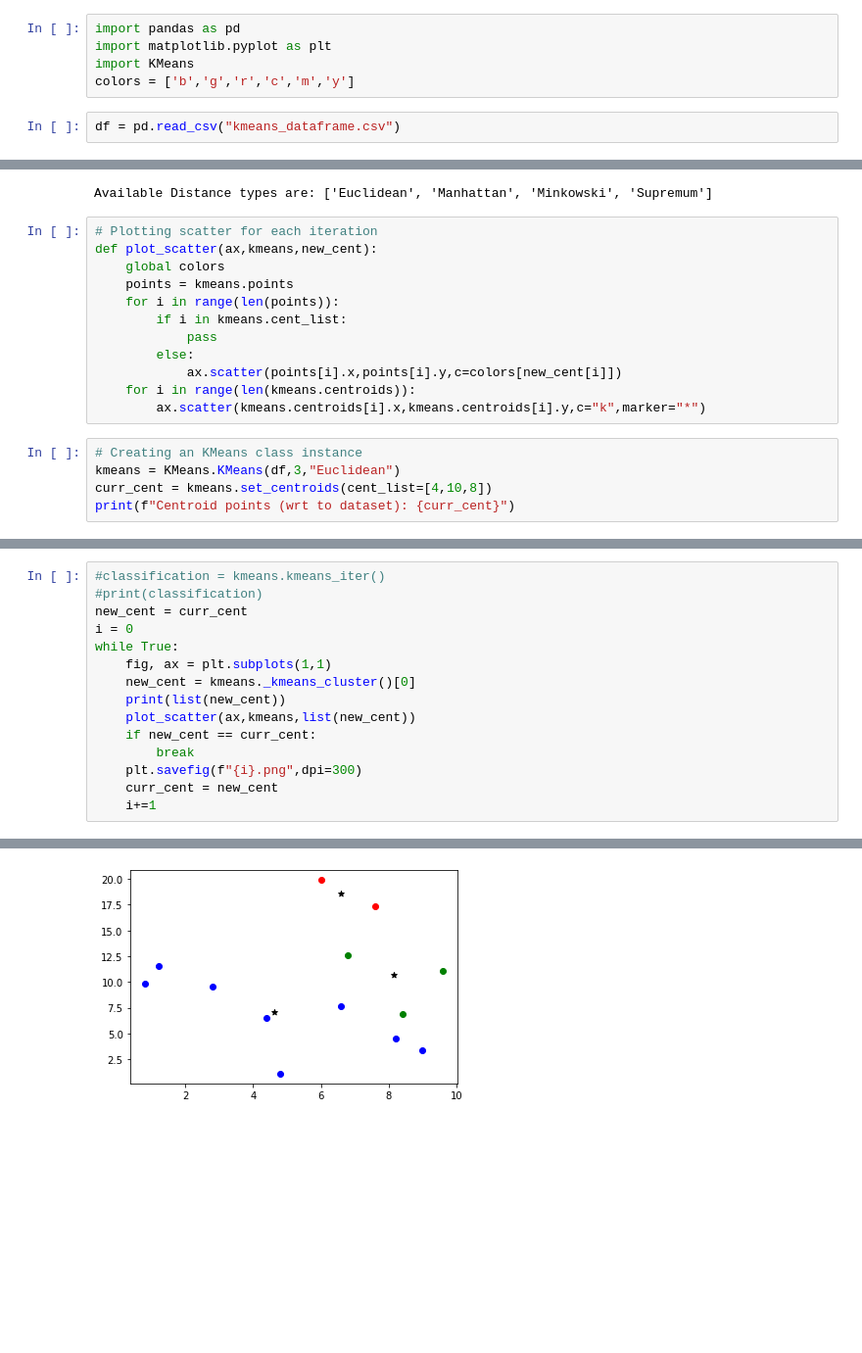
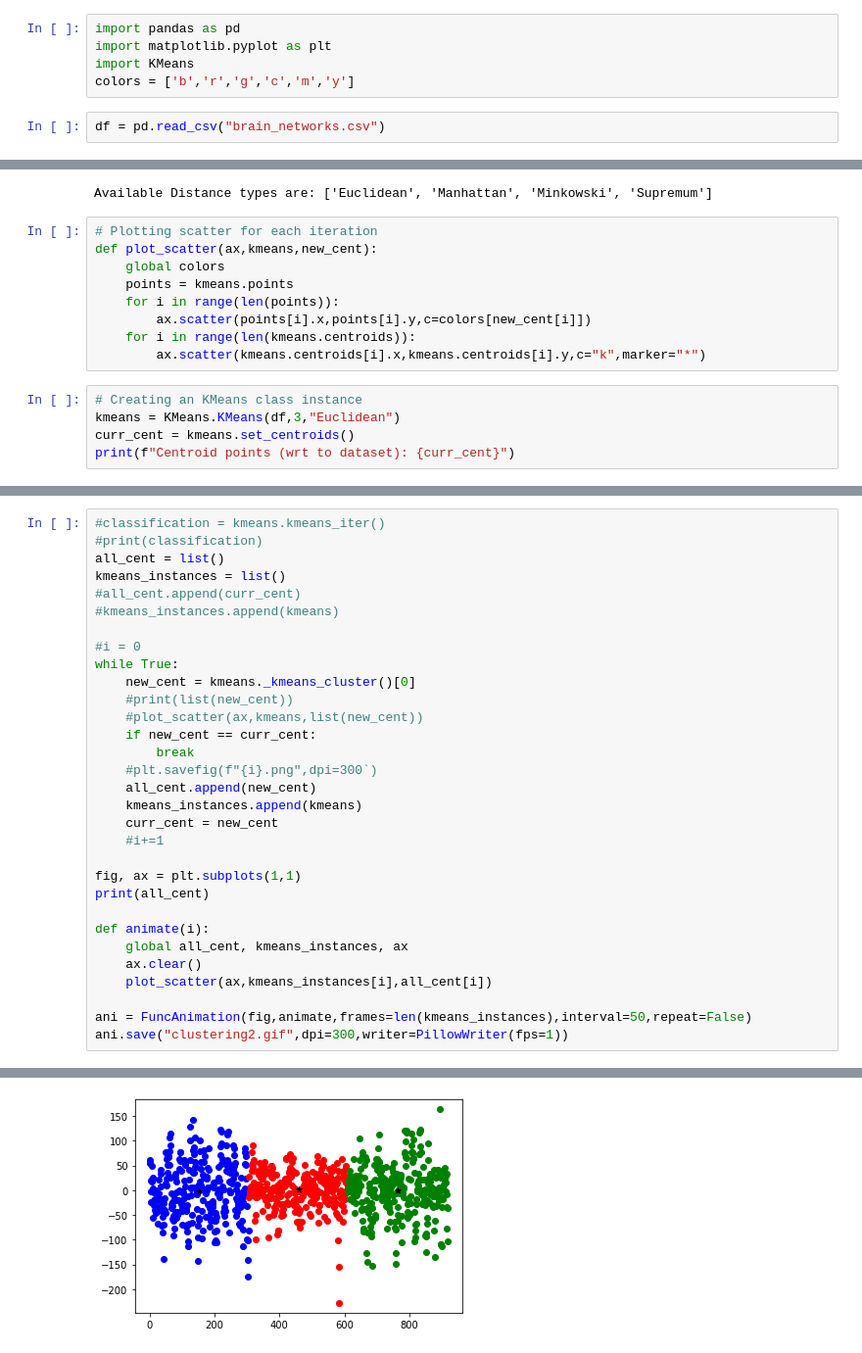
Before and after one commit to hariharan-tech/ML_Lab, a Jupyter notebook: 06_kmeans/06_KMeans.ipynb, the cells around one changed output, grey strips where cells are left out. Shown: that part at 98% size. Drawn from its saved outputs; the diff is of its cells as text; blank space fills up the shorter version.

Commit message:
update kmeans

```diff
--- a/06_kmeans/06_KMeans.ipynb
+++ b/06_kmeans/06_KMeans.ipynb
@@ -2,9 +2,9 @@
 import pandas as pd
 import matplotlib.pyplot as plt
 import KMeans
-colors = ['b','g','r','c','m','y']
+colors = ['b','r','g','c','m','y']
 # %%
-df = pd.read_csv("kmeans_dataframe.csv")
+df = pd.read_csv("brain_networks.csv")
 # %%
 print(f"Available Distance types are: {KMeans.KMeans.dist_types_built}")
 # %% [output]
@@ -15,15 +15,12 @@ def plot_scatter(ax,kmeans,new_cent):
     global colors
     points = kmeans.points
     for i in range(len(points)):
-        if i in kmeans.cent_list:
-            pass
-        else:
-            ax.scatter(points[i].x,points[i].y,c=colors[new_cent[i]])
+        ax.scatter(points[i].x,points[i].y,c=colors[new_cent[i]])
     for i in range(len(kmeans.centroids)):
         ax.scatter(kmeans.centroids[i].x,kmeans.centroids[i].y,c="k",marker="*")
 # %%
 # Creating an KMeans class instance
 kmeans = KMeans.KMeans(df,3,"Euclidean")
-curr_cent = kmeans.set_centroids(cent_list=[4,10,8])
+curr_cent = kmeans.set_centroids()
 print(f"Centroid points (wrt to dataset): {curr_cent}")
 # %% [output]
@@ -31,16 +30,32 @@ Centroid points (wrt to dataset): [4, 10, 8]
 # %%
 #classification = kmeans.kmeans_iter()
 #print(classification)
-new_cent = curr_cent
-i = 0
+all_cent = list()
+kmeans_instances = list()
+#all_cent.append(curr_cent)
+#kmeans_instances.append(kmeans)
+
+#i = 0
 while True:
-    fig, ax = plt.subplots(1,1)
     new_cent = kmeans._kmeans_cluster()[0]
-    print(list(new_cent))
-    plot_scatter(ax,kmeans,list(new_cent))
+    #print(list(new_cent))
+    #plot_scatter(ax,kmeans,list(new_cent))
     if new_cent == curr_cent:
         break
-    plt.savefig(f"{i}.png",dpi=300)
+    #plt.savefig(f"{i}.png",dpi=300`)
+    all_cent.append(new_cent)
+    kmeans_instances.append(kmeans)
     curr_cent = new_cent
-    i+=1
+    #i+=1
+
+fig, ax = plt.subplots(1,1)
+print(all_cent)
+
+def animate(i):
+    global all_cent, kmeans_instances, ax
+    ax.clear()
+    plot_scatter(ax,kmeans_instances[i],all_cent[i])
+
+ani = FuncAnimation(fig,animate,frames=len(kmeans_instances),interval=50,repeat=False)
+ani.save("clustering2.gif",dpi=300,writer=PillowWriter(fps=1))
 # %% [output]
@@ -50 +63 @@ while True:
-[figure, old version]
+[figure, new version]
```
Also changed, not shown: parts of 3 cells of this notebook, 27 other files.
